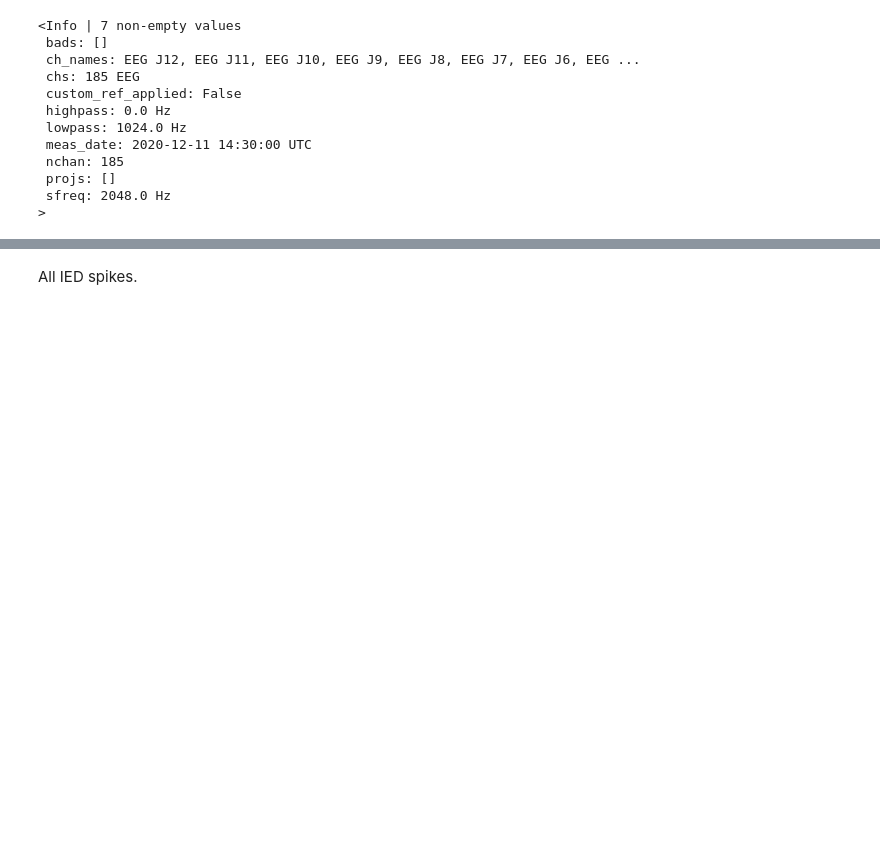
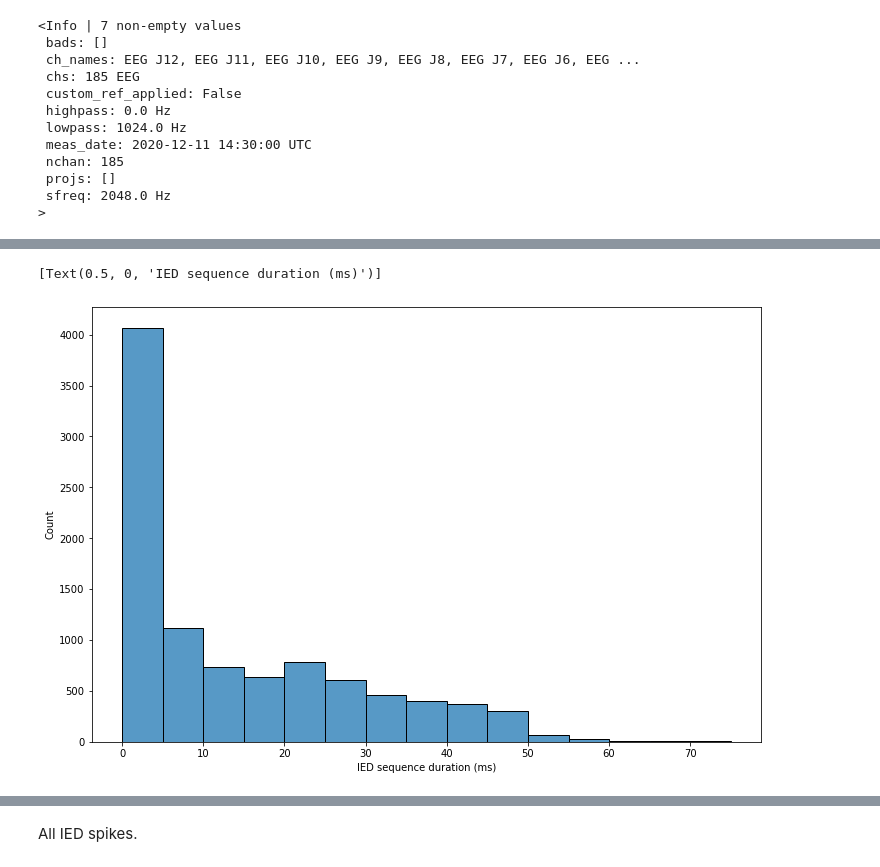
Before and after one commit to norrisjamie23/forecasting-epileptic-discharges, a Jupyter notebook: IED_detection.ipynb, the cells around one changed output, grey strips where cells are left out. Drawn from its saved outputs; the diff is of its cells as text; code cells hidden in the pictures; blank space fills up the shorter version.

```diff
--- a/IED_detection.ipynb
+++ b/IED_detection.ipynb
@@ -229,0 +274,10 @@ sns.displot(dig, bins=len(bins), height=10, aspect=2)
+# %%
+matplotlib.rcParams['figure.figsize'] = (12, 8)
+
+length_list = [(1000/2048) * (spike[-1] - spike[0]) for spike in all_seq_spikes if len(spike) > 1]
+
+ax = sns.histplot(length_list, bins=15, binrange=[0, 75])
+ax.set(xlabel='IED sequence duration (ms)')
+# %% [output]
+[Text(0.5, 0, 'IED sequence duration (ms)')]
+[figure, added]
```
Also changed, not shown: parts of 22 cells of this notebook.
